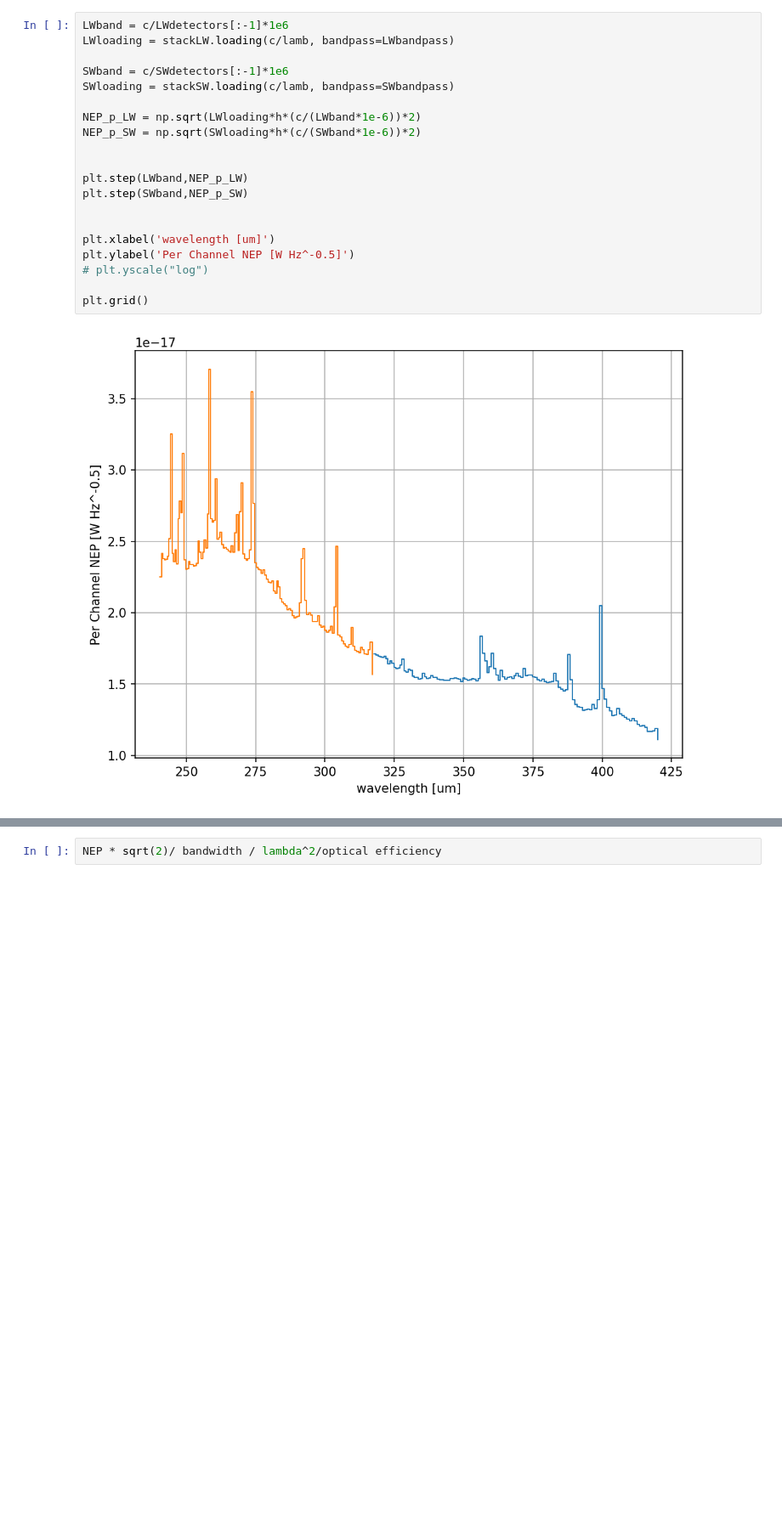
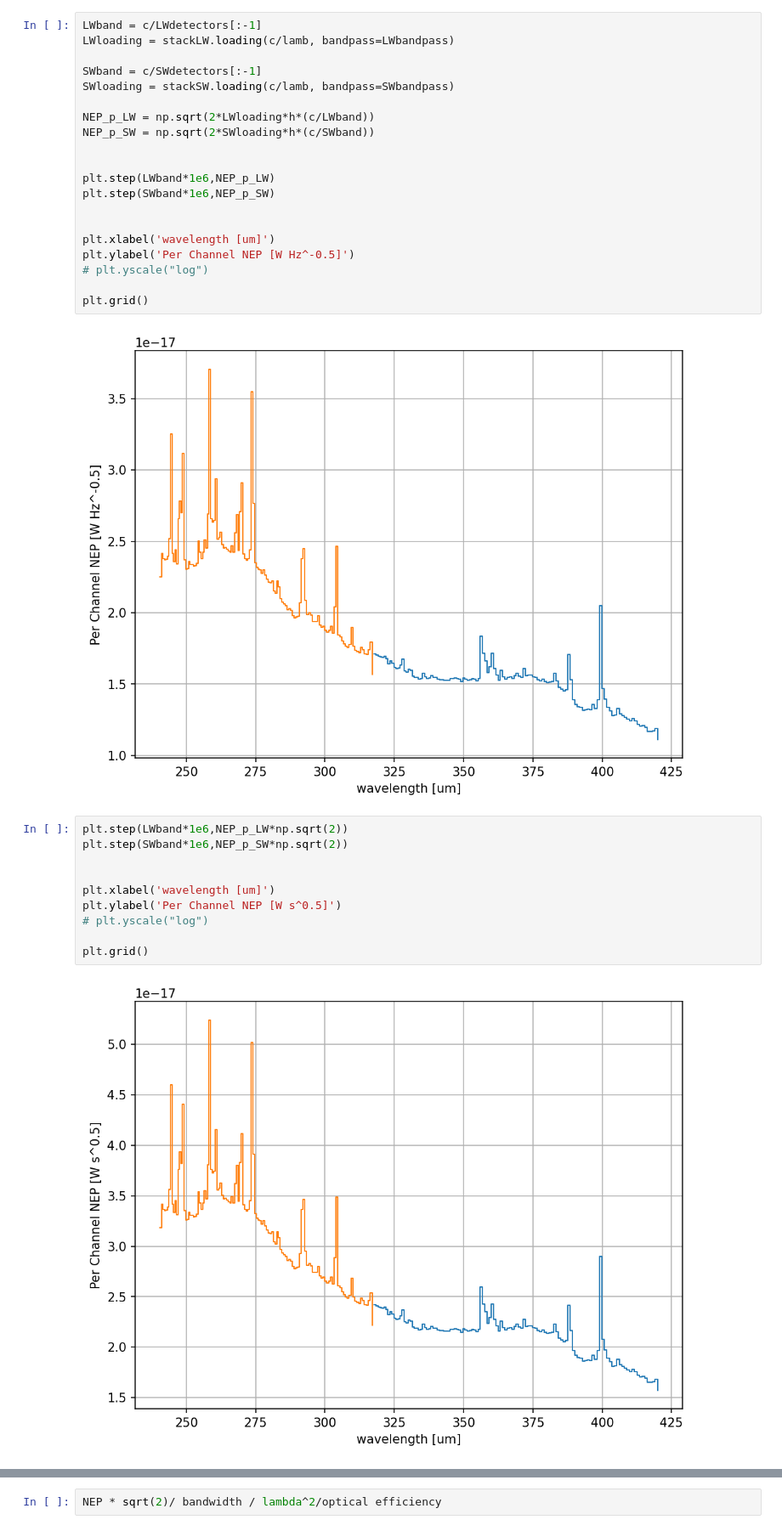
Before and after one commit to tim-balloon/tim-inst_modl, a Jupyter notebook: Spectral_loading_model/Spectral_loading.ipynb, the cells around one changed output, grey strips where cells are left out. Shown at 85% size. Drawn from its saved outputs; the diff is of its cells as text; blank space fills up the shorter version.

```diff
--- a/Spectral_loading_model/Spectral_loading.ipynb
+++ b/Spectral_loading_model/Spectral_loading.ipynb
@@ -816,16 +836,16 @@ plt.tight_layout()
 # %%
-LWband = c/LWdetectors[:-1]*1e6
+LWband = c/LWdetectors[:-1]
 LWloading = stackLW.loading(c/lamb, bandpass=LWbandpass)
 
-SWband = c/SWdetectors[:-1]*1e6
+SWband = c/SWdetectors[:-1]
 SWloading = stackSW.loading(c/lamb, bandpass=SWbandpass)
 
-NEP_p_LW = np.sqrt(LWloading*h*(c/(LWband*1e-6))*2)
-NEP_p_SW = np.sqrt(SWloading*h*(c/(SWband*1e-6))*2)
+NEP_p_LW = np.sqrt(2*LWloading*h*(c/LWband))
+NEP_p_SW = np.sqrt(2*SWloading*h*(c/SWband))
 
 
-plt.step(LWband,NEP_p_LW)
-plt.step(SWband,NEP_p_SW)
+plt.step(LWband*1e6,NEP_p_LW)
+plt.step(SWband*1e6,NEP_p_SW)
 
 
 plt.xlabel('wavelength [um]')
@@ -835,3 +855,15 @@ plt.ylabel('Per Channel NEP [W Hz^-0.5]')
 plt.grid()
 # %% [output]
 [figure]
+# %%
+plt.step(LWband*1e6,NEP_p_LW*np.sqrt(2))
+plt.step(SWband*1e6,NEP_p_SW*np.sqrt(2))
+
+
+plt.xlabel('wavelength [um]')
+plt.ylabel('Per Channel NEP [W s^0.5]')
+# plt.yscale("log")
+
+plt.grid()
+# %% [output]
+[figure, added]
```
Also changed, not shown: parts of 8 cells of this notebook, 17 other files.
